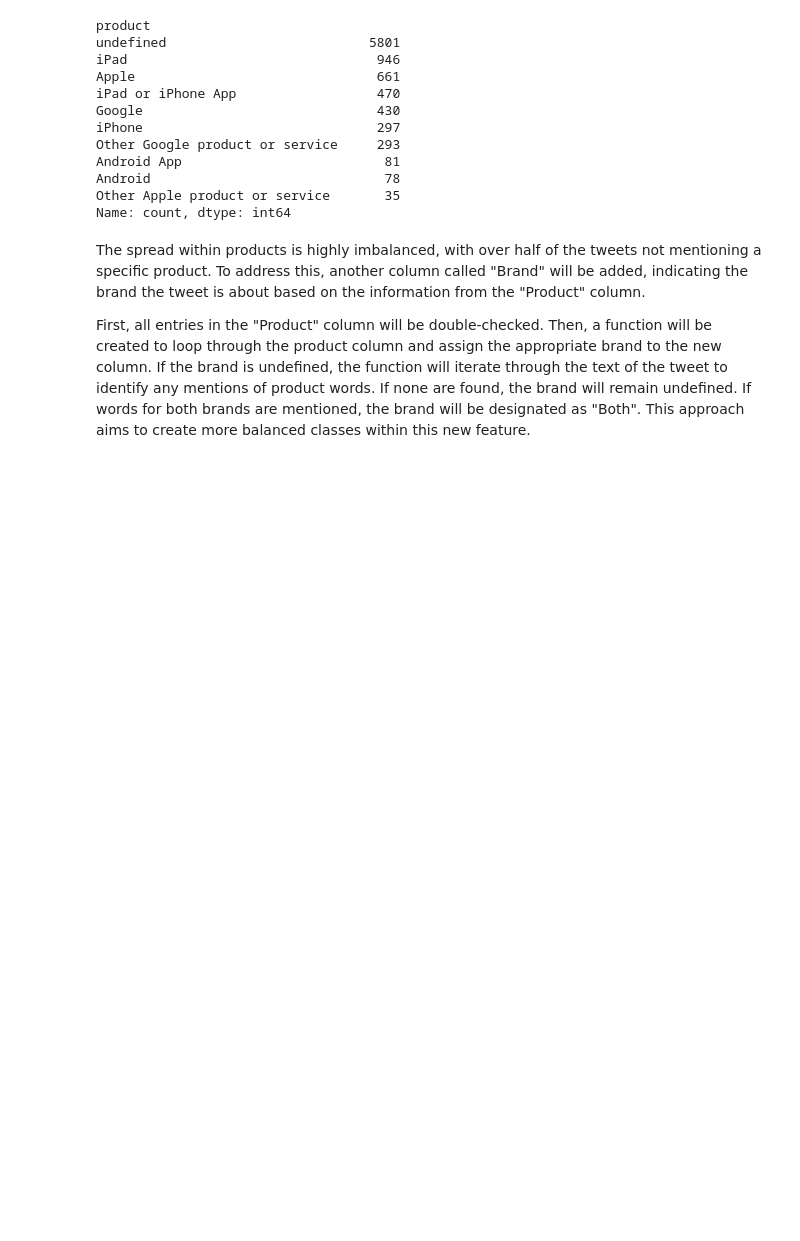
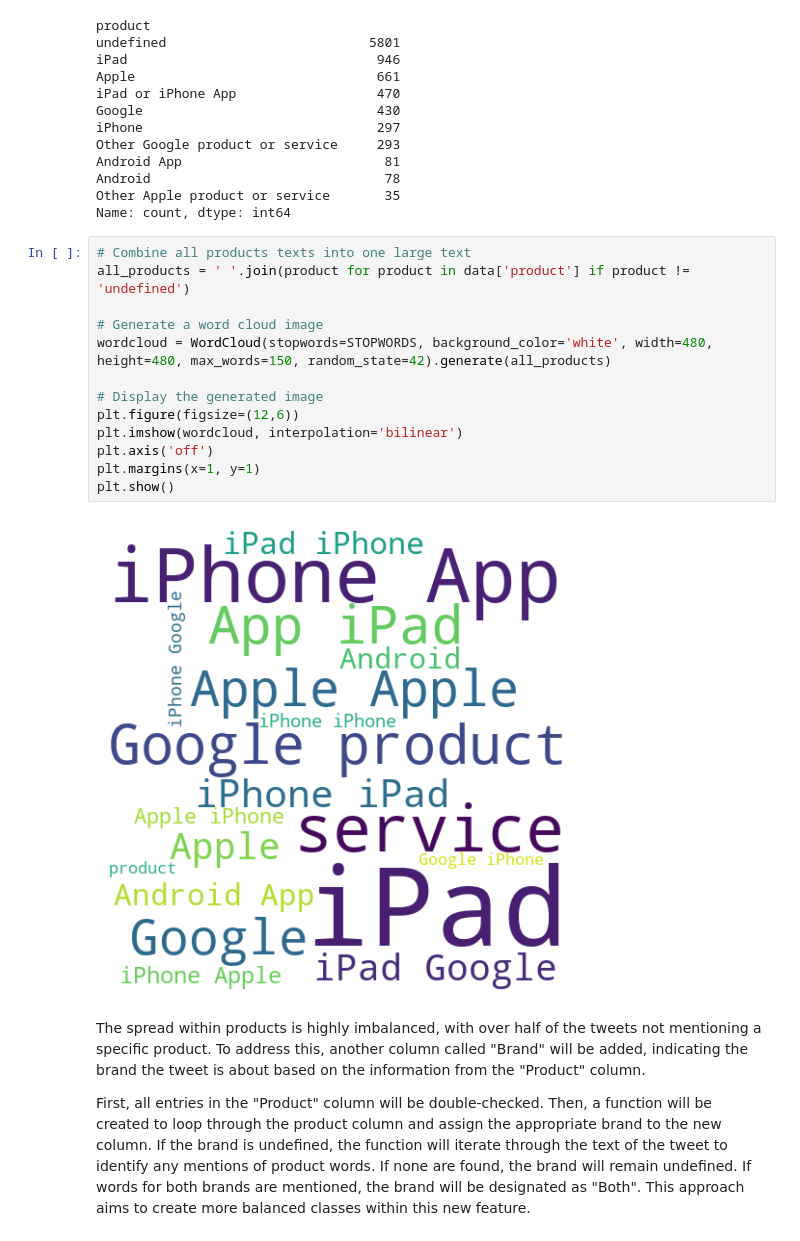
Before and after one commit to KennedyOwinoJnr/Twitter-Sentiment-Analysis, a Jupyter notebook: ProjectNotebook.ipynb, the cells around one changed output. Saved outputs shown, nothing was run; the diff lists cells and outputs as text; blank space fills up the shorter version.

```diff
--- a/ProjectNotebook.ipynb
+++ b/ProjectNotebook.ipynb
@@ -159,6 +174,21 @@ Android App                          81
 Android                              78
 Other Apple product or service       35
 Name: count, dtype: int64
+# %%
+# Combine all products texts into one large text
+all_products = ' '.join(product for product in data['product'] if product != 'undefined')
+
+# Generate a word cloud image
+wordcloud = WordCloud(stopwords=STOPWORDS, background_color='white', width=480, height=480, max_words=150, random_state=42).generate(all_products)
+
+# Display the generated image
+plt.figure(figsize=(12,6))
+plt.imshow(wordcloud, interpolation='bilinear')
+plt.axis('off')
+plt.margins(x=1, y=1)
+plt.show()
+# %% [output]
+[figure, added]
 # %% [markdown]
 The spread within products is highly imbalanced, with over half of the tweets not mentioning a specific product. To address this, another column called "Brand" will be added, indicating the brand the tweet is about based on the information from the "Product" column.
 
```
Also changed, not shown: parts of 32 cells of this notebook.
